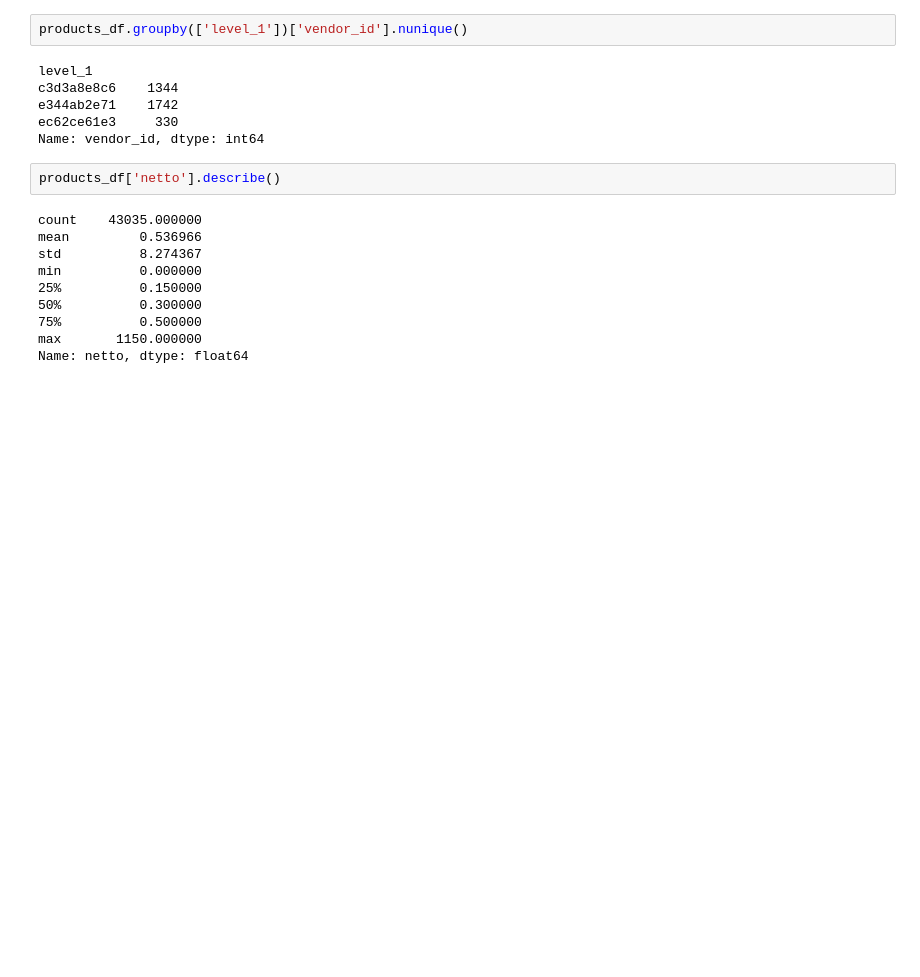
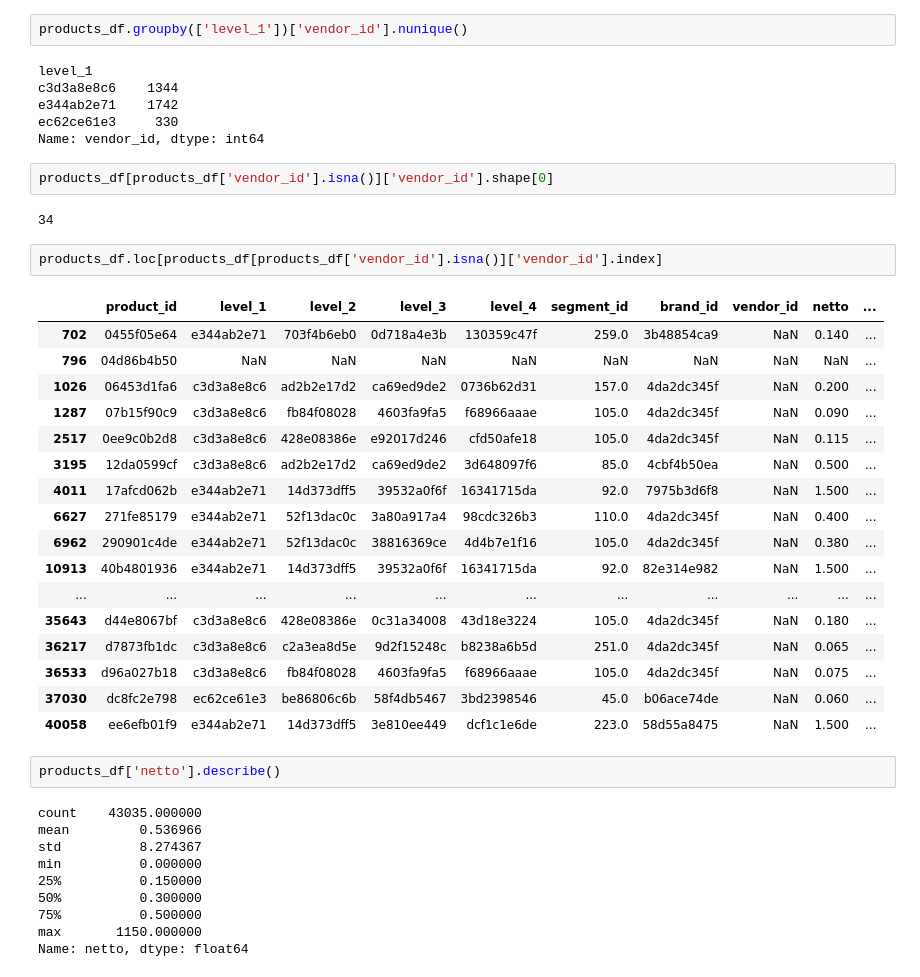
Before and after one commit to paramoshin/retailhero_uplift, a Jupyter notebook: notebooks/EDA.ipynb, the cells around one changed output. Drawn from its saved outputs; the diff is of its cells as text; blank space fills up the shorter version.

```diff
--- a/notebooks/EDA.ipynb
+++ b/notebooks/EDA.ipynb
@@ -177,6 +249,30 @@ c3d3a8e8c6    1344
 e344ab2e71    1742
 ec62ce61e3     330
 Name: vendor_id, dtype: int64
+# %%
+products_df[products_df['vendor_id'].isna()]['vendor_id'].shape[0]
+# %% [output]
+34
+# %%
+products_df.loc[products_df[products_df['vendor_id'].isna()]['vendor_id'].index]
+# %% [output]
+|  | product_id | level_1 | level_2 | level_3 | level_4 | segment_id | brand_id | vendor_id | netto | ... |
+| 702 | 0455f05e64 | e344ab2e71 | 703f4b6eb0 | 0d718a4e3b | 130359c47f | 259.0 | 3b48854ca9 | NaN | 0.140 | ... |
+| 796 | 04d86b4b50 | NaN | NaN | NaN | NaN | NaN | NaN | NaN | NaN | ... |
+| 1026 | 06453d1fa6 | c3d3a8e8c6 | ad2b2e17d2 | ca69ed9de2 | 0736b62d31 | 157.0 | 4da2dc345f | NaN | 0.200 | ... |
+| 1287 | 07b15f90c9 | c3d3a8e8c6 | fb84f08028 | 4603fa9fa5 | f68966aaae | 105.0 | 4da2dc345f | NaN | 0.090 | ... |
+| 2517 | 0ee9c0b2d8 | c3d3a8e8c6 | 428e08386e | e92017d246 | cfd50afe18 | 105.0 | 4da2dc345f | NaN | 0.115 | ... |
+| 3195 | 12da0599cf | c3d3a8e8c6 | ad2b2e17d2 | ca69ed9de2 | 3d648097f6 | 85.0 | 4cbf4b50ea | NaN | 0.500 | ... |
+| 4011 | 17afcd062b | e344ab2e71 | 14d373dff5 | 39532a0f6f | 16341715da | 92.0 | 7975b3d6f8 | NaN | 1.500 | ... |
+| 6627 | 271fe85179 | e344ab2e71 | 52f13dac0c | 3a80a917a4 | 98cdc326b3 | 110.0 | 4da2dc345f | NaN | 0.400 | ... |
+| 6962 | 290901c4de | e344ab2e71 | 52f13dac0c | 38816369ce | 4d4b7e1f16 | 105.0 | 4da2dc345f | NaN | 0.380 | ... |
+| 10913 | 40b4801936 | e344ab2e71 | 14d373dff5 | 39532a0f6f | 16341715da | 92.0 | 82e314e982 | NaN | 1.500 | ... |
+| ... | ... | ... | ... | ... | ... | ... | ... | ... | ... | ... |
+| 35643 | d44e8067bf | c3d3a8e8c6 | 428e08386e | 0c31a34008 | 43d18e3224 | 105.0 | 4da2dc345f | NaN | 0.180 | ... |
+| 36217 | d7873fb1dc | c3d3a8e8c6 | c2a3ea8d5e | 9d2f15248c | b8238a6b5d | 251.0 | 4da2dc345f | NaN | 0.065 | ... |
+| 36533 | d96a027b18 | c3d3a8e8c6 | fb84f08028 | 4603fa9fa5 | f68966aaae | 105.0 | 4da2dc345f | NaN | 0.075 | ... |
+| 37030 | dc8fc2e798 | ec62ce61e3 | be86806c6b | 58f4db5467 | 3bd2398546 | 45.0 | b06ace74de | NaN | 0.060 | ... |
+| 40058 | ee6efb01f9 | e344ab2e71 | 14d373dff5 | 3e810ee449 | dcf1c1e6de | 223.0 | 58d55a8475 | NaN | 1.500 | ... |
 # %%
 products_df['netto'].describe()
 # %% [output]
```
Also changed, not shown: parts of 24 cells of this notebook, 10 other files.
